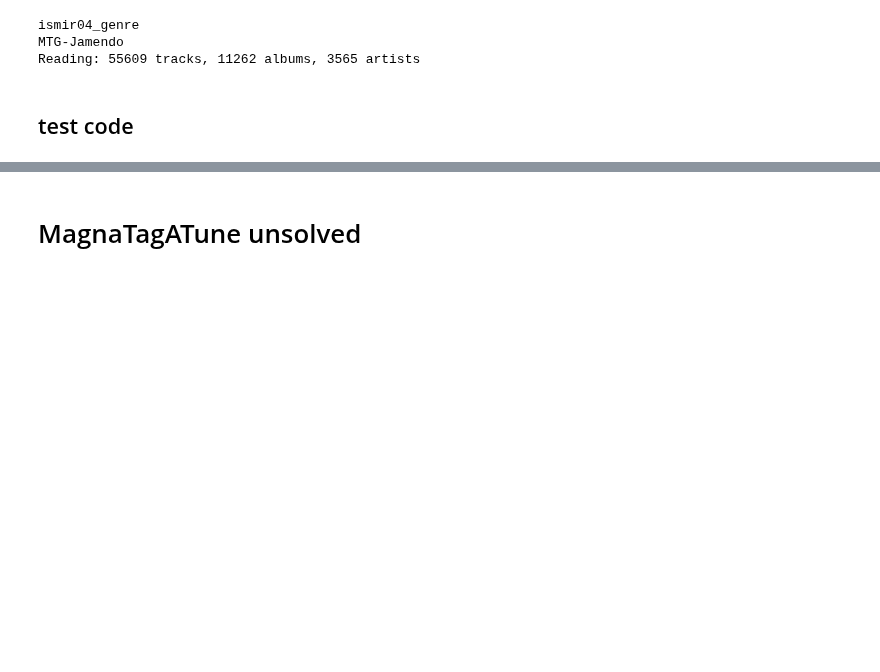
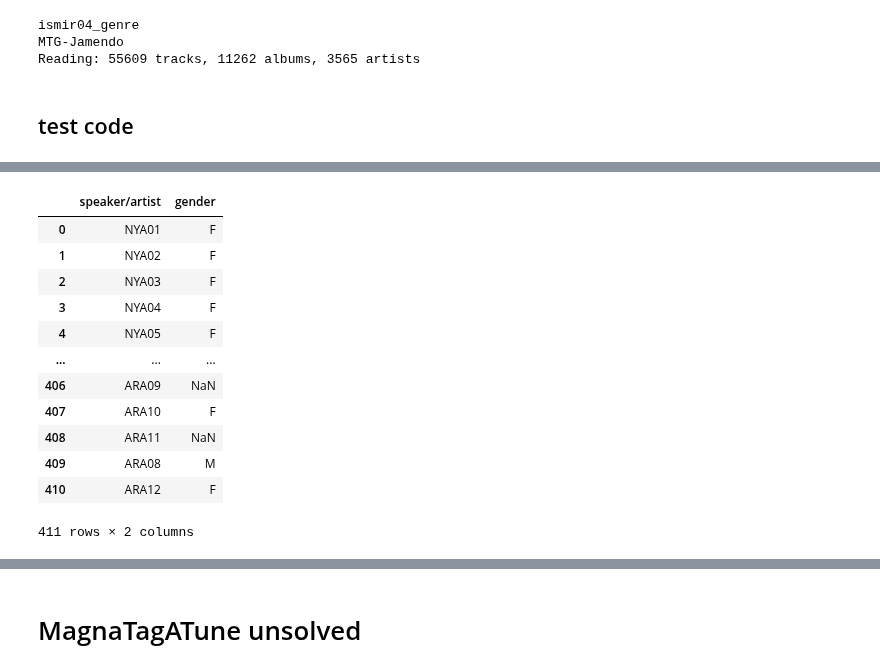
Before and after one commit to curlsloth/MusicSpeech-STM, a Jupyter notebook: STM03_build_meta_data.ipynb, the cells around one changed output, grey strips where cells are left out. Saved outputs shown, nothing was run; the diff lists cells and outputs as text; code cells hidden in the pictures; blank space fills up the shorter version.

```diff
--- a/STM03_build_meta_data.ipynb
+++ b/STM03_build_meta_data.ipynb
@@ -646,0 +648,26 @@ df_all
+# %%
+df_HMmeta = pd.read_csv('data/speechCorp/HiltonMoser2022_speech/stimuli-rawMetadata.csv', usecols=["What is this subject's unique identifier?", "What is the gender of the singer/speaker?"])
+df_HMmeta.rename(columns={
+    "What is this subject's unique identifier?": 'speaker/artist',
+    "What is the gender of the singer/speaker?": 'gender'
+}, inplace=True)
+df_HMmeta.replace({
+    'Female': 'F',
+    'Male': 'M',
+    'Not specified': np.nan
+}, inplace=True)
+df_HMmeta
+# %% [output]
+|  | speaker/artist | gender |
+| 0 | NYA01 | F |
+| 1 | NYA02 | F |
+| 2 | NYA03 | F |
+| 3 | NYA04 | F |
+| 4 | NYA05 | F |
+| ... | ... | ... |
+| 406 | ARA09 | NaN |
+| 407 | ARA10 | F |
+| 408 | ARA11 | NaN |
+| 409 | ARA08 | M |
+| 410 | ARA12 | F |
+411 rows × 2 columns
```
Also changed, not shown: parts of 15 cells of this notebook.
